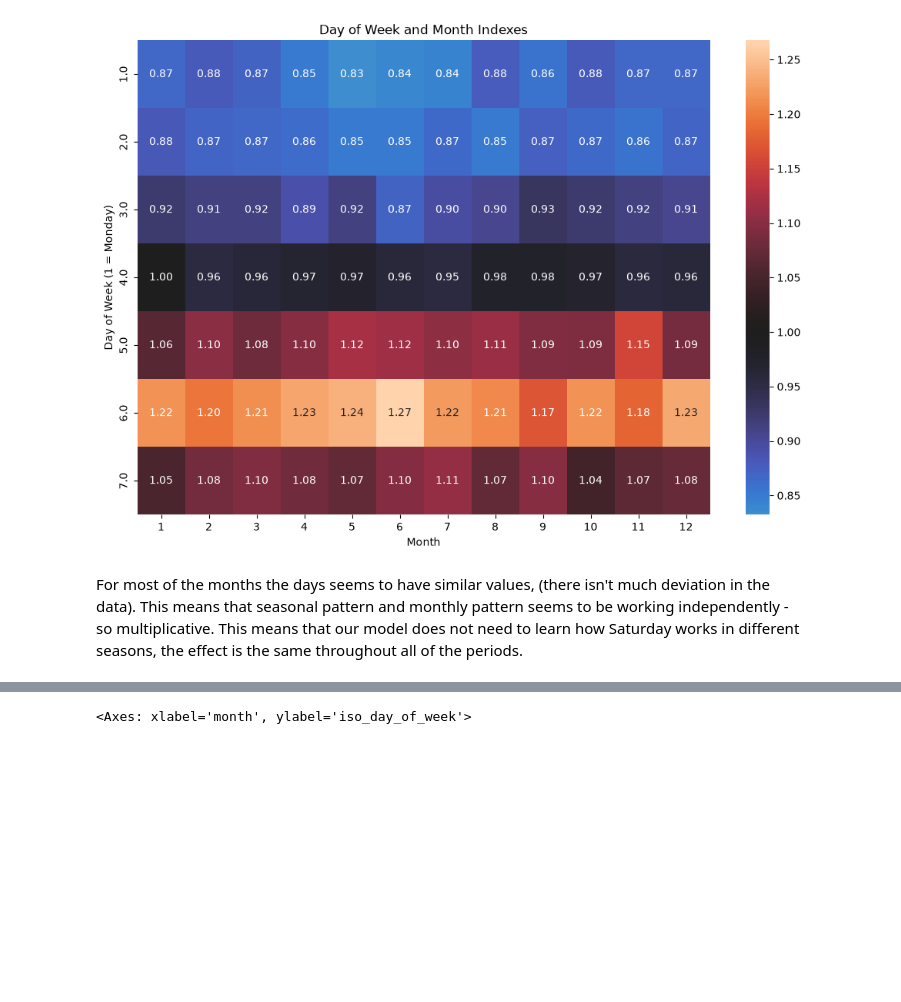
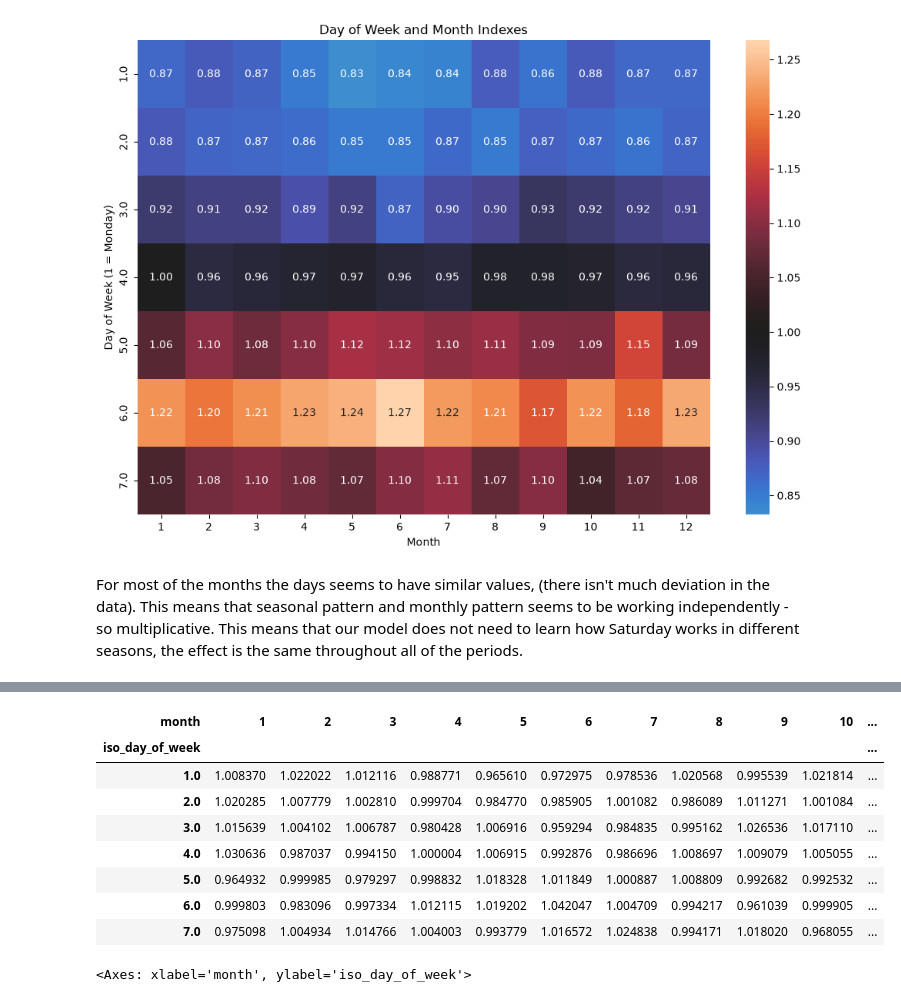
Before and after one commit to Grzegosh/sku_prediction, a Jupyter notebook: EDA.ipynb, the cells around one changed output, grey strips where cells are left out. Cells and saved outputs as stored; diff of their text form; code cells hidden in the pictures; blank space fills up the shorter version.

```diff
--- a/EDA.ipynb
+++ b/EDA.ipynb
@@ -390,3 +412,15 @@ For most of the months the days seems to have similar values, (there isn't much
+# %%
+residuals_
+# %% [output]
+| month | 1 | 2 | 3 | 4 | 5 | 6 | 7 | 8 | 9 | 10 | ... |
+| iso_day_of_week |  |  |  |  |  |  |  |  |  |  | ... |
+| 1.0 | 1.008370 | 1.022022 | 1.012116 | 0.988771 | 0.965610 | 0.972975 | 0.978536 | 1.020568 | 0.995539 | 1.021814 | ... |
+| 2.0 | 1.020285 | 1.007779 | 1.002810 | 0.999704 | 0.984770 | 0.985905 | 1.001082 | 0.986089 | 1.011271 | 1.001084 | ... |
+| 3.0 | 1.015639 | 1.004102 | 1.006787 | 0.980428 | 1.006916 | 0.959294 | 0.984835 | 0.995162 | 1.026536 | 1.017110 | ... |
+| 4.0 | 1.030636 | 0.987037 | 0.994150 | 1.000004 | 1.006915 | 0.992876 | 0.986696 | 1.008697 | 1.009079 | 1.005055 | ... |
+| 5.0 | 0.964932 | 0.999985 | 0.979297 | 0.998832 | 1.018328 | 1.011849 | 1.000887 | 1.008809 | 0.992682 | 0.992532 | ... |
+| 6.0 | 0.999803 | 0.983096 | 0.997334 | 1.012115 | 1.019202 | 1.042047 | 1.004709 | 0.994217 | 0.961039 | 0.999905 | ... |
+| 7.0 | 0.975098 | 1.004934 | 1.014766 | 1.004003 | 0.993779 | 1.016572 | 1.024838 | 0.994171 | 1.018020 | 0.968055 | ... |
 # %%
 residuals_ = month_dow_week_index_pivot.div(month_dow_week_index_pivot.mean(axis=1),axis=0)
 plt.figure(figsize=(12,8))
```
Also changed, not shown: parts of 11 cells of this notebook, 1 other file.
